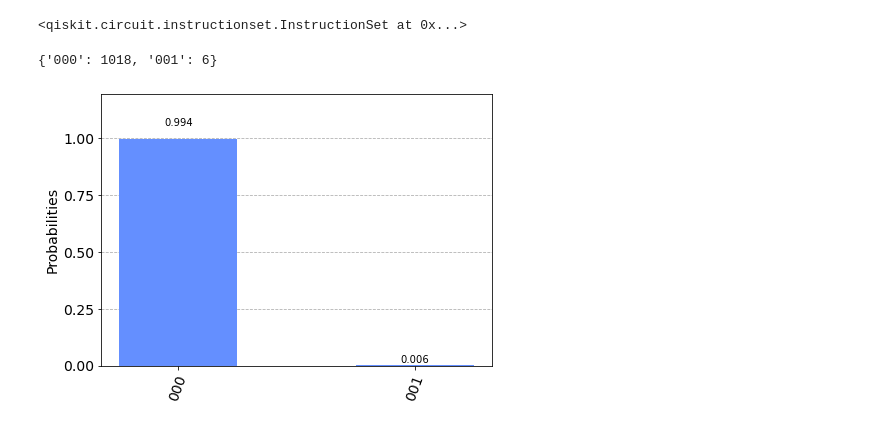
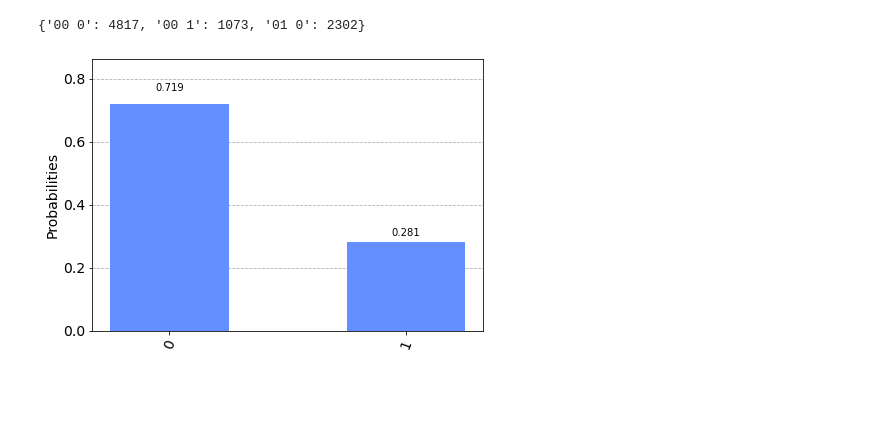
Before and after one commit to OliverDudgeon/QSync, a Jupyter notebook: qiskit-qubit.ipynb, the cells around one changed output. Cells and saved outputs as stored; diff of their text form; code cells hidden in the pictures; blank space fills up the shorter version.

Commit message:
Qiskit simulation with different parameters but gives interesting counts

```diff
--- a/qiskit-qubit.ipynb
+++ b/qiskit-qubit.ipynb
@@ -3,23 +3,23 @@ from qiskit import *
 import numpy as np
 from numpy import pi
 # %%
-delta = 0.3
-epsilon = 0.2
-dt = 0.1
+detuning = 3
+signal_strength = 2
+dt = 0.3
 
 Gamma = 1
 
-theta = 2*np.arcsin(np.sqrt(Gamma*dt))
+theta = 2 * np.arcsin(np.sqrt(Gamma * dt))
 
-z_arg = -delta*dt / 2
-y_arg = -epsilon*dt
+z_arg = -detuning * dt / 2
+y_arg = -signal_strength * dt
 
-qreg_q = QuantumRegister(2, 'q')
-creg_c = ClassicalRegister(3, 'c')
+qreg_q = QuantumRegister(2, "q")
+creg_c = ClassicalRegister(1, "c")
 
 qc = QuantumCircuit(qreg_q, creg_c)
 
-for _ in range(100):
+for _ in range(1000):
     qc.u(z_arg, y_arg, z_arg, qreg_q[0])
 
     qc.cu(theta, 0, 0, theta, qreg_q[0], qreg_q[1])
@@ -27,11 +27,9 @@ for _ in range(100):
     qc.measure(qreg_q[1], creg_c[0])
     qc.reset(qreg_q[1])
 
-qc.measure(qreg_q[0], creg_c[1])
+qc.measure_all()
 
-# qc.draw()
+# qc.draw(fold=100)
-# %% [output]
-<qiskit.circuit.instructionset.InstructionSet at 0x...>
 # %%
 from qiskit.providers.aer import QasmSimulator
 
@@ -39,16 +37,21 @@ backend = QasmSimulator()
 
 qc_compiled = transpile(qc, backend)
 
-job_sim = backend.run(qc_compiled, shots=1024)
+job_sim = backend.run(qc_compiled, shots=8192)
 result_sim = job_sim.result()
 result_sim.get_counts()
 # %% [output]
-{'000': 1018, '001': 6}
+{'00 0': 4817, '00 1': 1073, '01 0': 2302}
-# %%
-from qiskit.visualization import plot_histogram
-plot_histogram(result_sim.get_counts())
-# %% [output]
-[figure, removed]
+# %%
+from qiskit.visualization import plot_histogram
+
+# Plot counts just for main qubit
+counts = result_sim.get_counts()
+counts = {"0": counts["00 0"] + counts["00 1"], "1": counts["01 0"]}
+
+plot_histogram(counts)
+# %% [output]
+[figure, added]
 # %%
 import qiskit.tools.jupyter
 %qiskit_version_table
```
Also changed, not shown: parts of 1 cell of this notebook, 1 other file.
